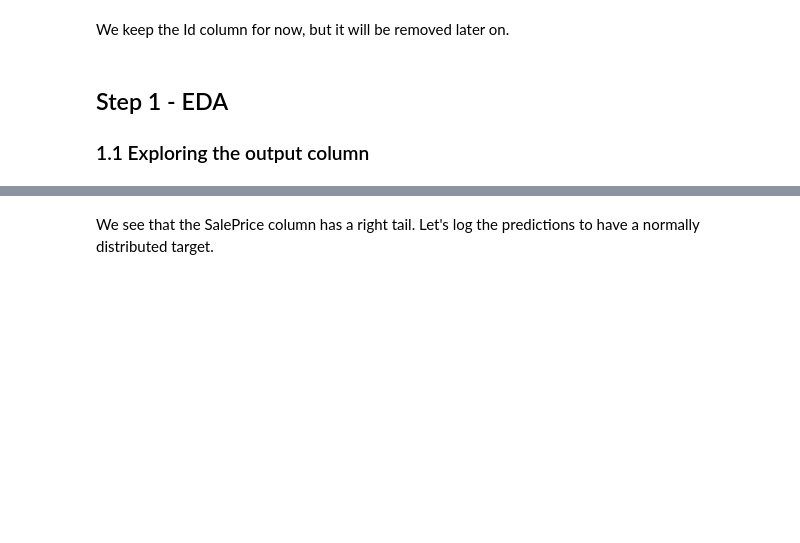
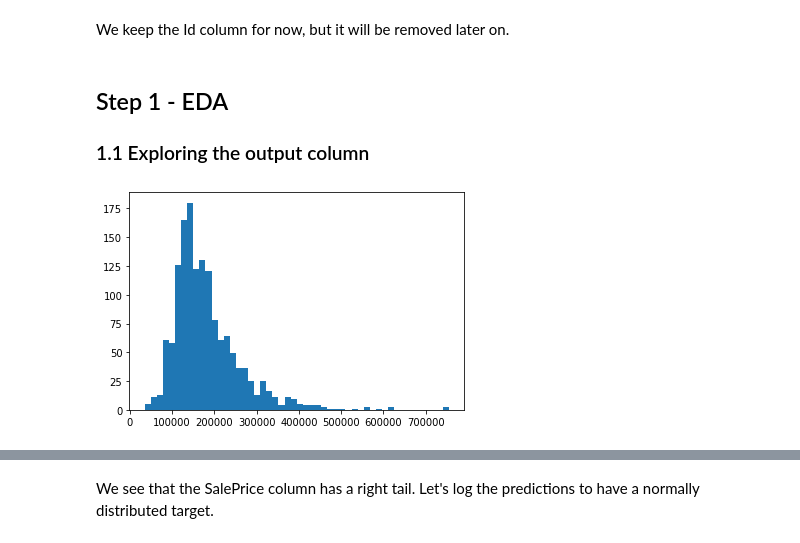
Before and after one commit to jmballard/Kaggle_HousePrice, a Jupyter notebook: analysis_notebook.ipynb, the cells around one changed output, grey strips where cells are left out. Saved outputs shown, nothing was run; the diff lists cells and outputs as text; code cells hidden in the pictures; blank space fills up the shorter version.

```diff
--- a/analysis_notebook.ipynb
+++ b/analysis_notebook.ipynb
@@ -10,7 +23,17 @@ We import the files train.csv and test.csv, put them together to make sure they
 # %%
 train = pd.read_csv('data/train.csv')
 test = pd.read_csv('data/test.csv')
+test['SalePrice'] = np.nan
 
+df = pd.concat(
+    [
+        train,
+        test
+    ],
+    axis = 0,
+    ignore_index= True
+)
 print(train.shape)
 print(test.shape)
+print(df.shape)
 # %% [output]
@@ -22,4 +68,10 @@ We keep the Id column for now, but it will be removed later on.
 
 ### 1.1 Exploring the output column
 # %%
-# histogram of SalePrice + qq plot
+# histogram of SalePrice
+plt.hist(
+    df['SalePrice'],
+    bins = 50
+);
+# %% [output]
+[figure, added]
```
Also changed, not shown: parts of 57 cells of this notebook.
